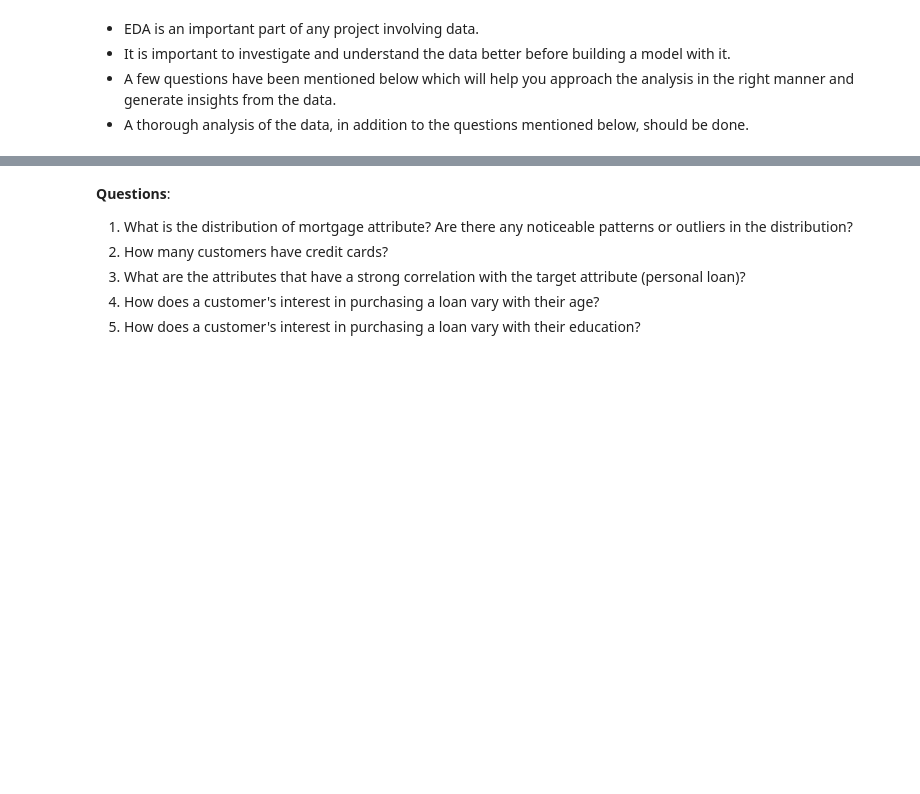
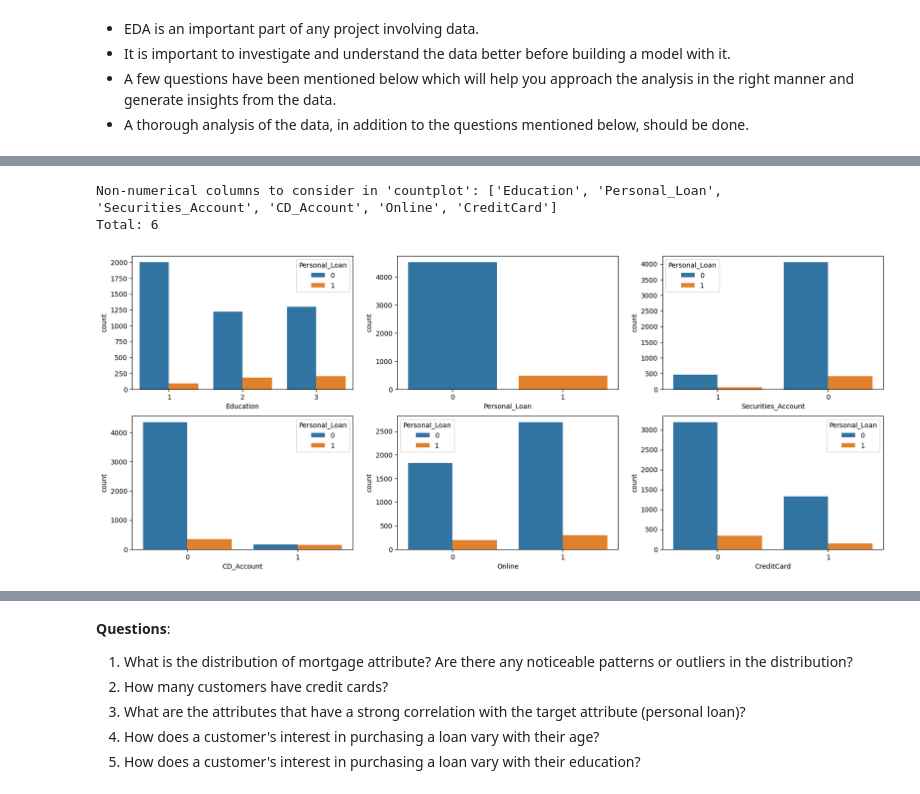
Before and after one commit to Celsius1313/AdvancedAnalyticsML01, a Jupyter notebook: ML_Project_Loan_Prediction_Celsio_Cosme.ipynb, the cells around one changed output, grey strips where cells are left out. Drawn from its saved outputs; the diff is of its cells as text; code cells hidden in the pictures; blank space fills up the shorter version.

```diff
--- a/ML_Project_Loan_Prediction_Celsio_Cosme.ipynb
+++ b/ML_Project_Loan_Prediction_Celsio_Cosme.ipynb
@@ -189,0 +305,11 @@ df.describe().T
+# %%
+print("Non-numerical columns to consider in 'countplot': ", categorical_cols[1:], "\nTotal: ", len(categorical_cols[1:]), sep="", end="\n\n")
+
+plt.figure(figsize=(20,25))
+for index, column in enumerate(categorical_cols[1:]):
+    plt.subplot(6, 3, index+1)
+    sns.countplot(df, x=column, hue="Personal_Loan")
+# %% [output]
+Non-numerical columns to consider in 'countplot': ['Education', 'Personal_Loan', 'Securities_Account', 'CD_Account', 'Online', 'CreditCard']
+Total: 6
+[figure, added]
```
Also changed, not shown: parts of 35 cells of this notebook.
